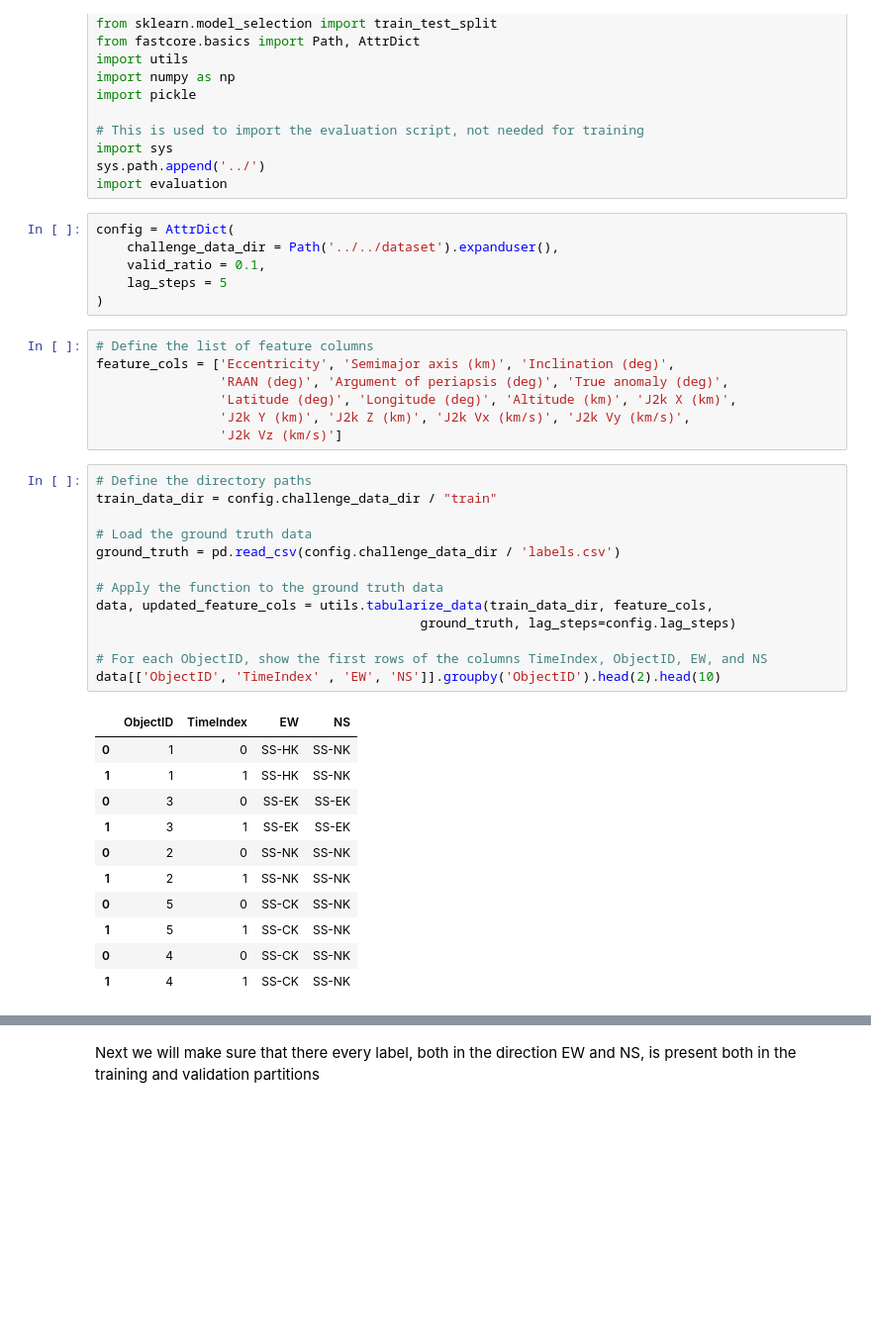
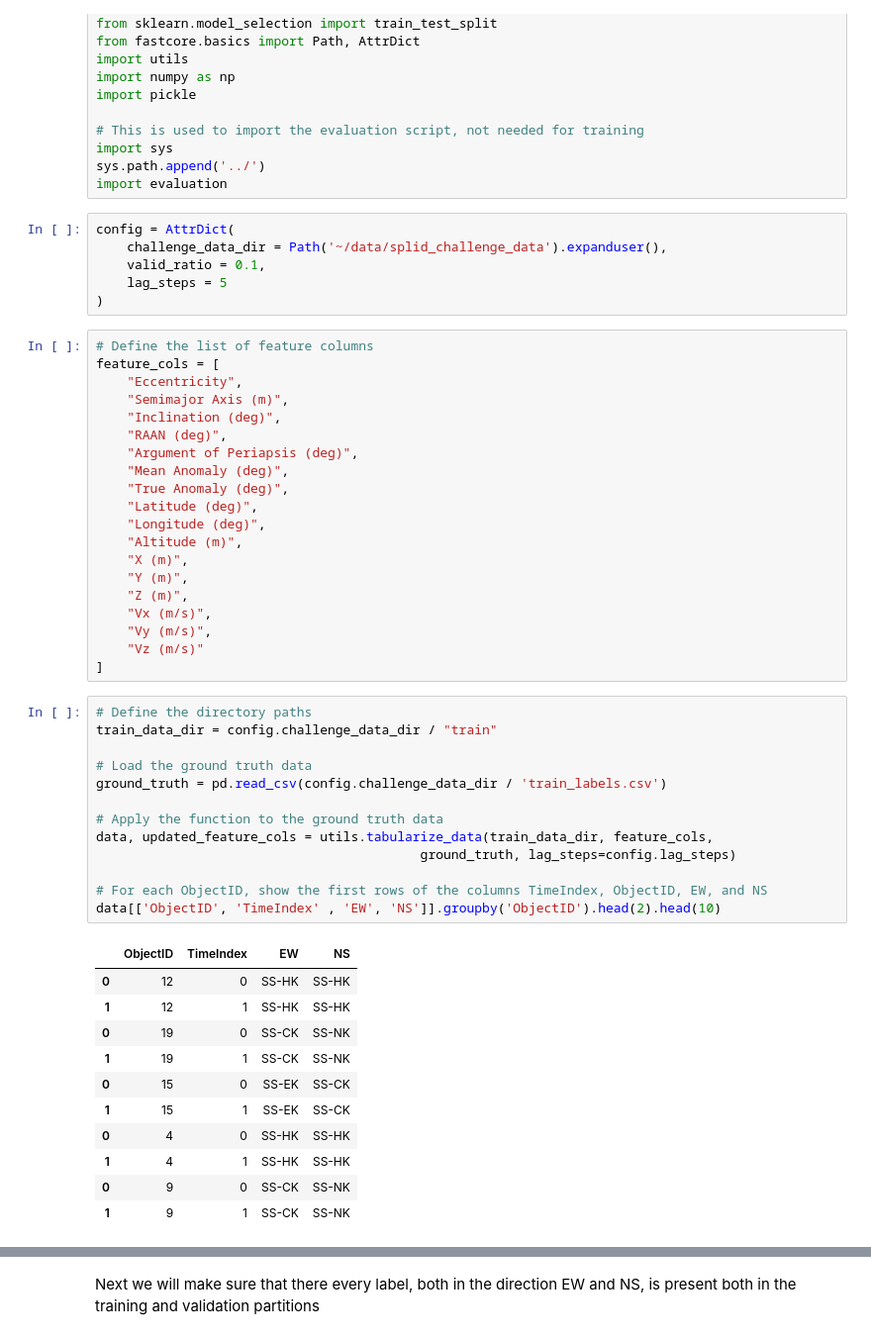
Before and after one commit to olgupila/STORM-AI-devkit-2025, a Jupyter notebook: baseline_submissions/ml_python/ml_baseline.ipynb, the cells around one changed output, grey strips where cells are left out. Shown at 99% size. Drawn from its saved outputs; the diff is of its cells as text; blank space fills up the shorter version.

Commit message:
updates to warmup dataset

```diff
--- a/baseline_submissions/ml_python/ml_baseline.ipynb
+++ b/baseline_submissions/ml_python/ml_baseline.ipynb
@@ -17,42 +17,55 @@ sys.path.append('../')
 import evaluation
 # %%
 config = AttrDict(
-    challenge_data_dir = Path('../../dataset').expanduser(),
+    challenge_data_dir = Path('~/data/splid_challenge_data').expanduser(),
     valid_ratio = 0.1,
     lag_steps = 5
 )
 # %%
 # Define the list of feature columns
-feature_cols = ['Eccentricity', 'Semimajor axis (km)', 'Inclination (deg)',
-                'RAAN (deg)', 'Argument of periapsis (deg)', 'True anomaly (deg)',
-                'Latitude (deg)', 'Longitude (deg)', 'Altitude (km)', 'J2k X (km)',
-                'J2k Y (km)', 'J2k Z (km)', 'J2k Vx (km/s)', 'J2k Vy (km/s)',
-                'J2k Vz (km/s)']
+feature_cols = [
+    "Eccentricity",
+    "Semimajor Axis (m)",
+    "Inclination (deg)",
+    "RAAN (deg)",
+    "Argument of Periapsis (deg)",
+    "Mean Anomaly (deg)",
+    "True Anomaly (deg)",
+    "Latitude (deg)",
+    "Longitude (deg)",
+    "Altitude (m)",
+    "X (m)",
+    "Y (m)",
+    "Z (m)",
+    "Vx (m/s)",
+    "Vy (m/s)",
+    "Vz (m/s)"
+]
 # %%
 # Define the directory paths
 train_data_dir = config.challenge_data_dir / "train"
 
 # Load the ground truth data
-ground_truth = pd.read_csv(config.challenge_data_dir / 'labels.csv')
+ground_truth = pd.read_csv(config.challenge_data_dir / 'train_labels.csv')
 
 # Apply the function to the ground truth data
 data, updated_feature_cols = utils.tabularize_data(train_data_dir, feature_cols,
                                           ground_truth, lag_steps=config.lag_steps)
 
 # For each ObjectID, show the first rows of the columns TimeIndex, ObjectID, EW, and NS
 data[['ObjectID', 'TimeIndex' , 'EW', 'NS']].groupby('ObjectID').head(2).head(10)
 # %% [output]
 |  | ObjectID | TimeIndex | EW | NS |
-| 0 | 1 | 0 | SS-HK | SS-NK |
-| 1 | 1 | 1 | SS-HK | SS-NK |
-| 0 | 3 | 0 | SS-EK | SS-EK |
-| 1 | 3 | 1 | SS-EK | SS-EK |
-| 0 | 2 | 0 | SS-NK | SS-NK |
-| 1 | 2 | 1 | SS-NK | SS-NK |
-| 0 | 5 | 0 | SS-CK | SS-NK |
-| 1 | 5 | 1 | SS-CK | SS-NK |
-| 0 | 4 | 0 | SS-CK | SS-NK |
-| 1 | 4 | 1 | SS-CK | SS-NK |
+| 0 | 12 | 0 | SS-HK | SS-HK |
+| 1 | 12 | 1 | SS-HK | SS-HK |
+| 0 | 19 | 0 | SS-CK | SS-NK |
+| 1 | 19 | 1 | SS-CK | SS-NK |
+| 0 | 15 | 0 | SS-EK | SS-CK |
+| 1 | 15 | 1 | SS-EK | SS-CK |
+| 0 | 4 | 0 | SS-HK | SS-HK |
+| 1 | 4 | 1 | SS-HK | SS-HK |
+| 0 | 9 | 0 | SS-CK | SS-NK |
+| 1 | 9 | 1 | SS-CK | SS-NK |
 # %%
 # Create a validation set without mixing the ObjectIDs
 object_ids = data['ObjectID'].unique()
```
Also changed, not shown: parts of 8 cells of this notebook, 2 other files.
